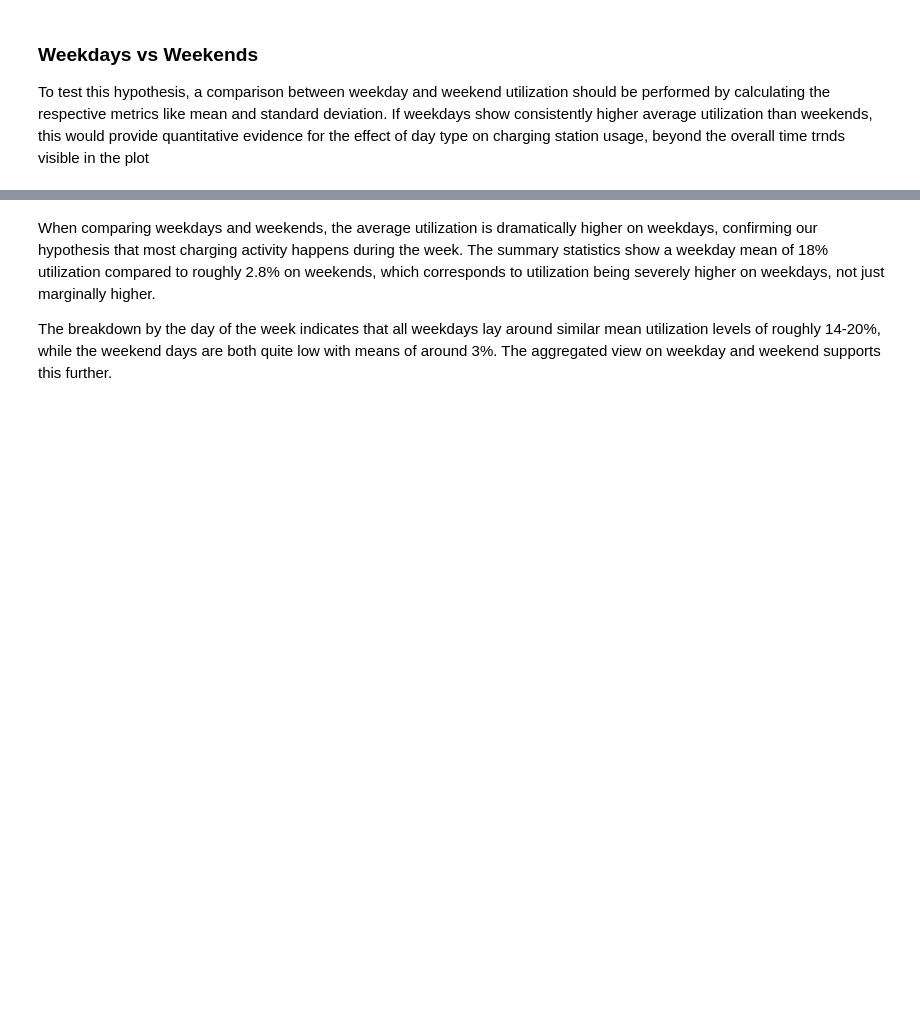
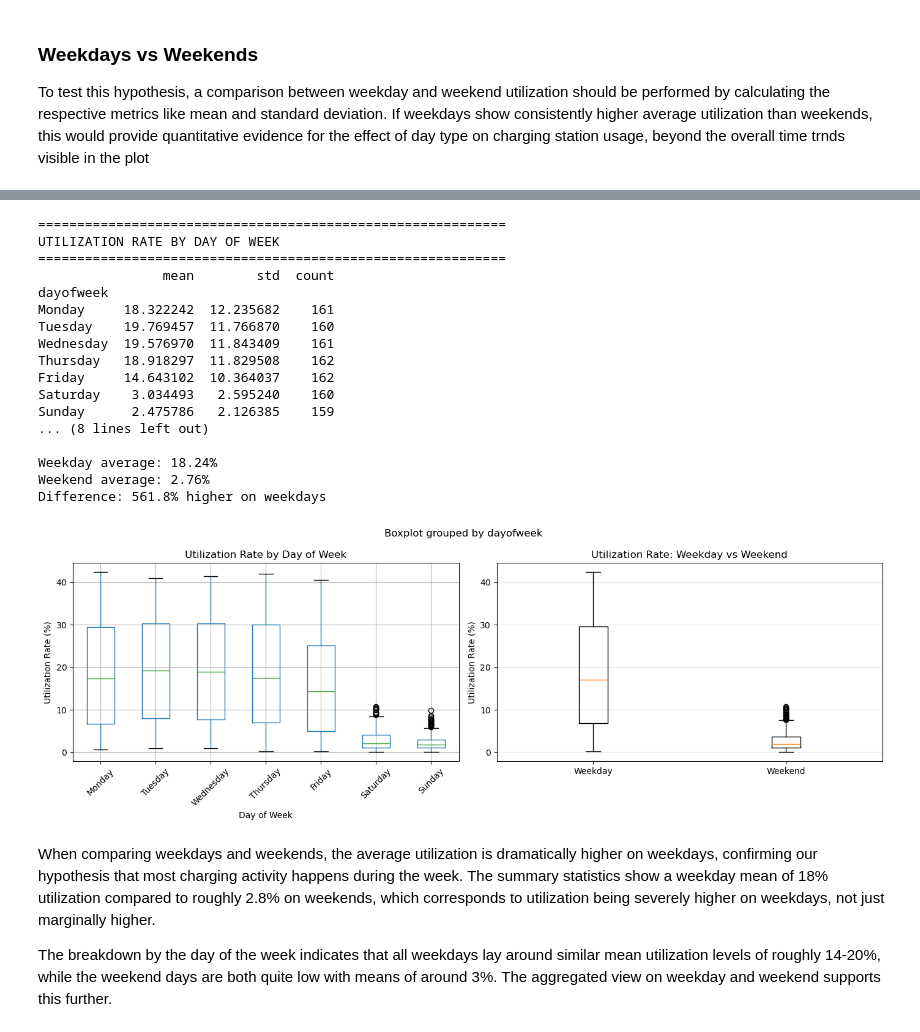
Before and after one commit to lbaudenb/AA_Team_6, a Jupyter notebook: notebooks/02_descriptives.ipynb, the cells around one changed output, grey strips where cells are left out. Drawn from its saved outputs; the diff is of its cells as text; code cells hidden in the pictures; blank space fills up the shorter version.

```diff
--- a/notebooks/02_descriptives.ipynb
+++ b/notebooks/02_descriptives.ipynb
@@ -169,13 +219,30 @@ To test this hypothesis, a comparison between weekday and weekend utilization sh
 # %%
+
+# Statistik for every day of the week
+days = {0:'Monday', 1:'Tuesday', 2:'Wednesday', 3:'Thursday', 4:'Friday', 5:'Saturday', 6:'Sunday'}
 day_order = ['Monday', 'Tuesday', 'Wednesday', 'Thursday', 'Friday', 'Saturday', 'Sunday']
 
-# Statistik for every day of the week
+# sorted categories for each day of the week
+util_df_copy = util_df.copy()
+util_df_copy['dayofweek'] = util_df_copy['dayofweek'].map(days)
+util_df_copy['dayofweek'] = pd.Categorical(util_df_copy['dayofweek'],
+                                           categories=day_order, ordered=True)
+
+by_day = (
+    util_df_copy
+    .groupby('dayofweek')['utilization_rate']
+    .agg(['mean', 'std', 'count'])
+)
+
+'''
 by_day = (
     util_df
-    .groupby('day_of_week')['utilization_rate']
+    .groupby('dayofweek')['utilization_rate']
     .agg(['mean', 'std', 'count'])
     .reindex(day_order)
 )
+'''
+
 
 # Statistik Weekday vs Weekend
 by_weekend = (
@@ -196,39 +263,53 @@ print(by_day)
 
 print("\n" + "=" * 60)
 print("WEEKDAY vs WEEKEND")
 print("=" * 60)
 print(by_weekend)
 print(f"\nWeekday average: {weekday_mean:.2f}%")
 print(f"Weekend average: {weekend_mean:.2f}%")
 print(f"Difference: {diff_pct:.1f}% higher on weekdays")
 
 # Plot
 fig, (ax1, ax2) = plt.subplots(1, 2, figsize=(14, 5))
 
-# sorted categories for each day of the week
-util_df_plot = util_df.copy()
-util_df_plot['day_of_week'] = pd.Categorical(util_df_plot['day_of_week'],
-                                             categories=day_order, ordered=True)
-
-util_df_plot.boxplot(column='utilization_rate', by='day_of_week', ax=ax1)
+util_df_copy.boxplot(column='utilization_rate', by='dayofweek', ax=ax1)
 ax1.set_xlabel('Day of Week')
 ax1.set_ylabel('Utilization Rate (%)')
 ax1.set_title('Utilization Rate by Day of Week')
 plt.sca(ax1)
 plt.xticks(rotation=45)
 
 # Weekday vs Weekend
 ax2.boxplot(
     [util_df[~util_df['is_weekend']]['utilization_rate'],
      util_df[util_df['is_weekend']]['utilization_rate']],
     tick_labels=['Weekday', 'Weekend']
 )
 ax2.set_ylabel('Utilization Rate (%)')
 ax2.set_title('Utilization Rate: Weekday vs Weekend')
 ax2.grid(axis='y', alpha=0.3)
 
 plt.tight_layout()
 plt.show()
+# %% [output]
+============================================================
+UTILIZATION RATE BY DAY OF WEEK
+============================================================
+                mean        std  count
+dayofweek
+Monday     18.322242  12.235682    161
+Tuesday    19.769457  11.766870    160
+Wednesday  19.576970  11.843409    161
+Thursday   18.918297  11.829508    162
+Friday     14.643102  10.364037    162
+Saturday    3.034493   2.595240    160
+Sunday      2.475786   2.126385    159
+... (8 lines left out)
+
+Weekday average: 18.24%
+Weekend average: 2.76%
+Difference: 561.8% higher on weekdays
+[figure, added]
 # %% [markdown]
 When comparing weekdays and weekends, the average utilization is dramatically higher on weekdays, confirming our hypothesis that most charging activity happens during the week. The summary statistics show a weekday mean of 18% utilization compared to roughly 2.8% on weekends, which corresponds to utilization being severely higher on weekdays, not just marginally higher.
 
```
Also changed, not shown: parts of 17 cells of this notebook.
